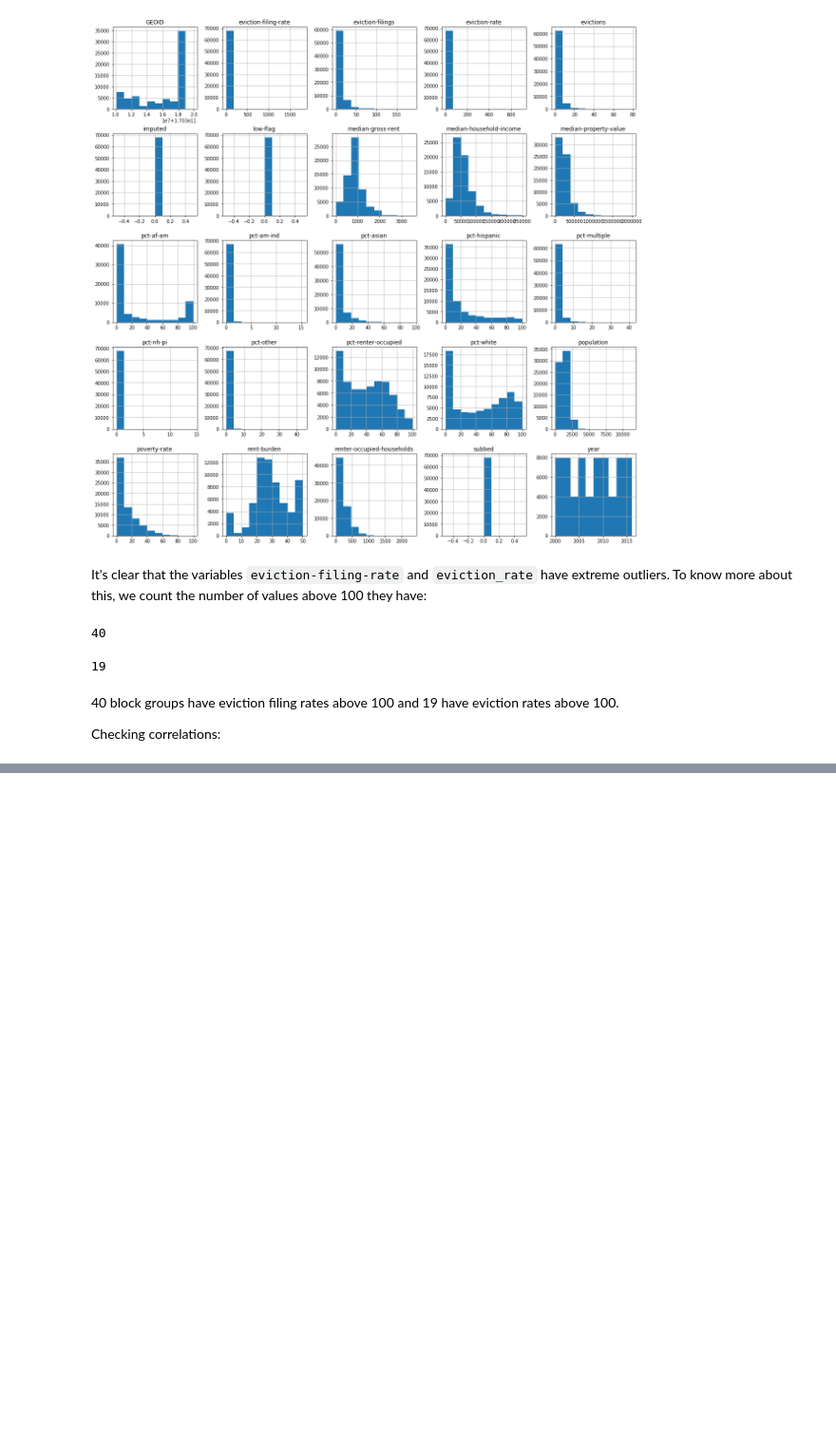
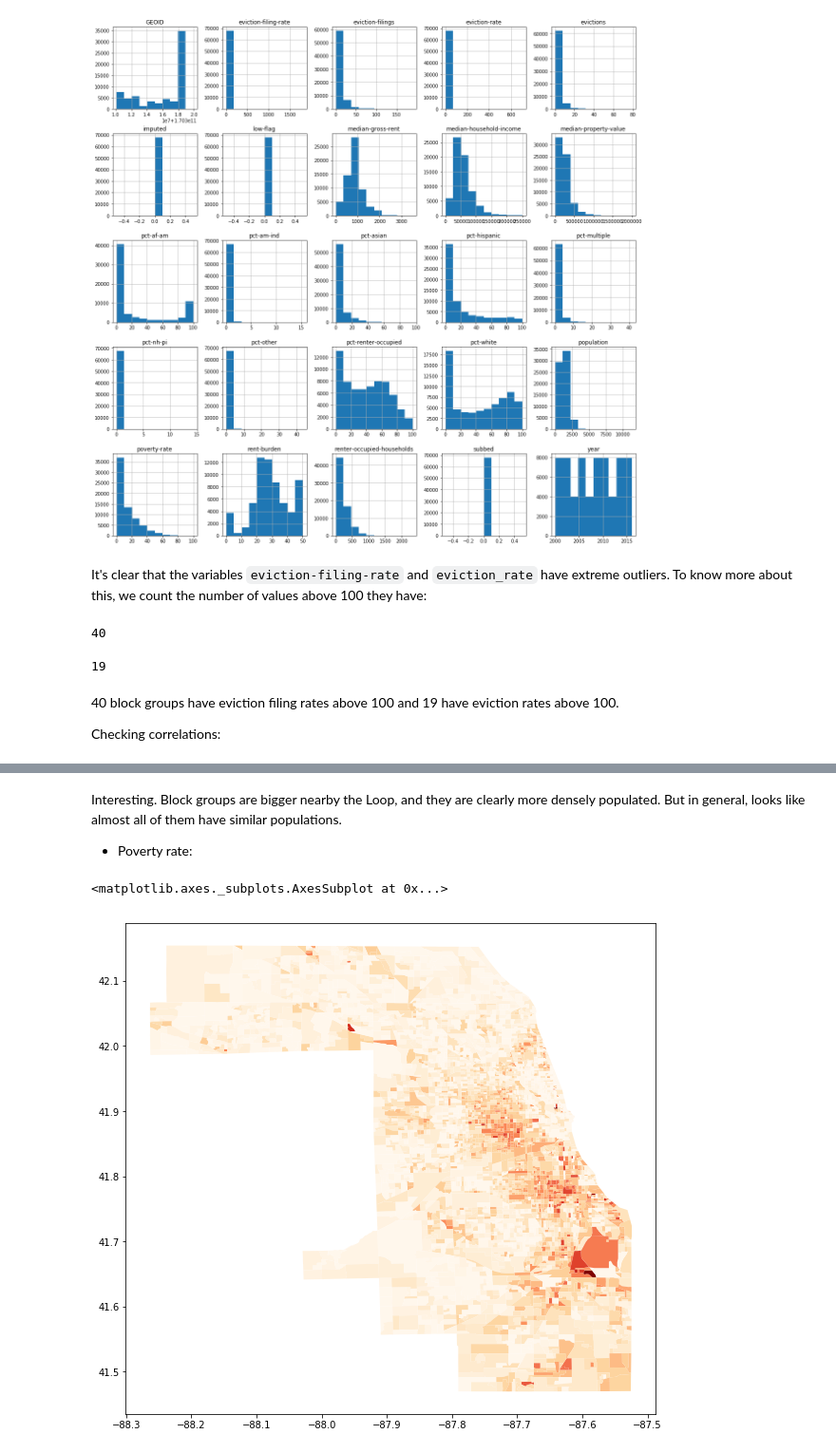
Before and after one commit to luisesanmartin/ml-eviction-chicago, a Jupyter notebook: notebooks/Data exploration - block groups.ipynb, the cells around one changed output, grey strips where cells are left out. Shown at 95% size. Drawn from its saved outputs; the diff is of its cells as text; code cells hidden in the pictures; blank space fills up the shorter version.

```diff
--- a/notebooks/Data exploration - block groups.ipynb
+++ b/notebooks/Data exploration - block groups.ipynb
@@ -216,0 +261,9 @@ Finally, you got to the maps part. I hope it was worth to wait.
+# %% [markdown]
+Interesting. Block groups are bigger nearby the Loop, and they are clearly more densely populated. But in general, looks like almost all of them have similar populations.
+
+* Poverty rate:
+# %%
+gdf.plot(column='pr-16', cmap='OrRd', figsize=(10,10))
+# %% [output]
+<matplotlib.axes._subplots.AxesSubplot at 0x...>
+[figure, added]
```
Also changed, not shown: parts of 24 cells of this notebook.
